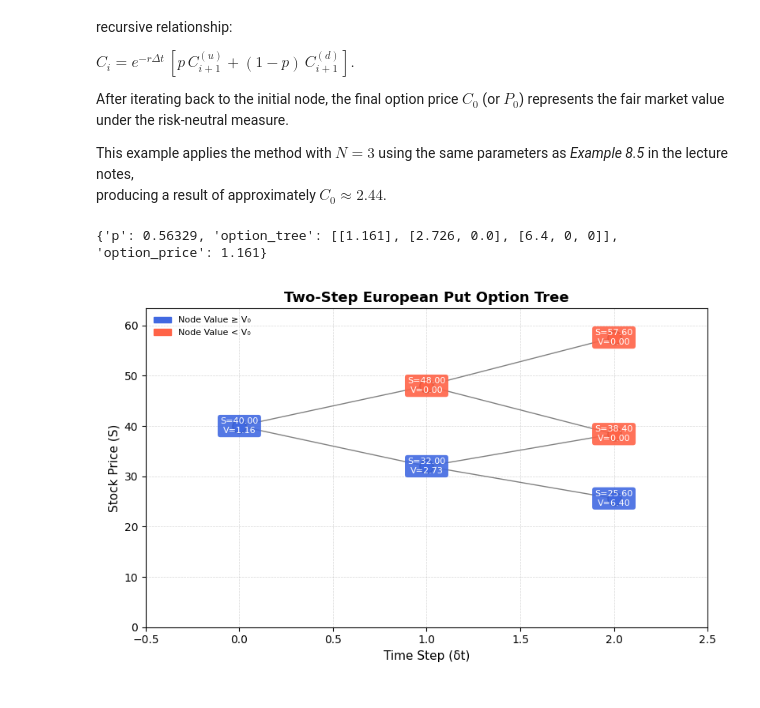
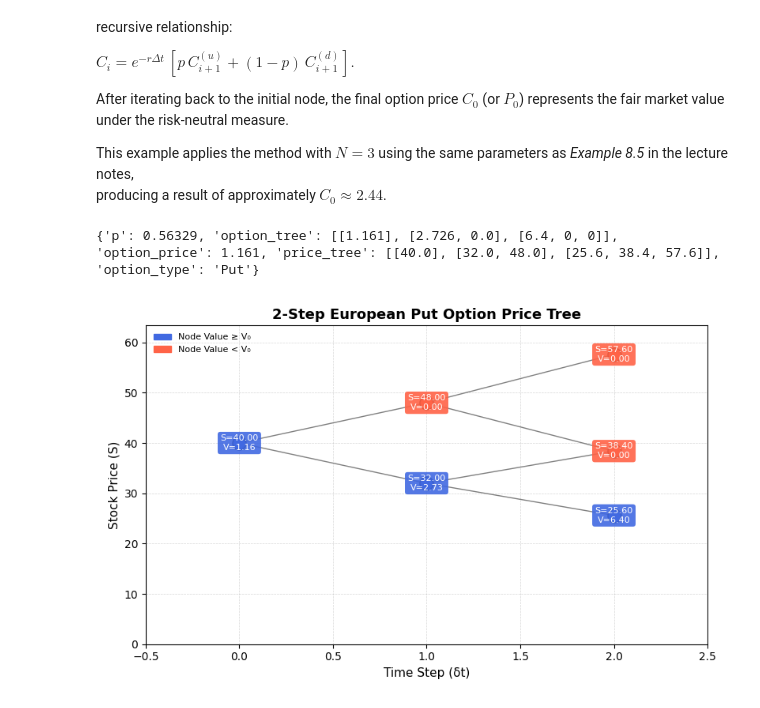
Before and after one commit to heavy-t/MMATH_Project, a Jupyter notebook: Euro Binomial Tree.ipynb, the cells around one changed output. Saved outputs shown, nothing was run; the diff lists cells and outputs as text; code cells hidden in the pictures.

```diff
--- a/Euro Binomial Tree.ipynb
+++ b/Euro Binomial Tree.ipynb
@@ -5,20 +5,20 @@ import math
 %matplotlib widget
 import matplotlib.pyplot as plt
 import matplotlib.patches as mpatches
-import numpy as np
 
-def plot_euro_binomial_option_tree(S0, u, d, result_dict, title="European Option Price Tree"):
+def plot_euro_binomial_option_tree(result_dict):
     """
     Interactive European option tree (Matplotlib).
     Colour-coded nodes show continuation value relative to initial price.
     Includes zoom/pan, axes for time and stock price starting at (0,0).
     """
+
+    price_tree = result_dict["price_tree"]
     option_tree = result_dict["option_tree"]
     N = len(option_tree) - 1
     V0 = option_tree[0][0]  # initial option value
+    title = str(N) + "-Step European " + result_dict["option_type"] + " Option Price Tree"
 
-    # --- Build stock price tree ---
-    price_tree = [[S0 * (u**j) * (d**(i - j)) for j in range(i + 1)] for i in range(N + 1)]
 
     # --- Set up interactive figure ---
     plt.ioff()
@@ -214,7 +214,7 @@ def euro_binomial_tree(S0, E, r, T, u, d, N, option_type="call"):
     prices = [S0 * (u ** j) * (d ** (N - j)) for j in range(N + 1)]
 
     # Option payoffs at maturity
-    if option_type == "call":
+    if option_type.lower() == "call":
         values = [max(price - E, 0) for price in prices]
     else:
         values = [max(E - price, 0) for price in prices]
@@ -231,10 +231,14 @@ def euro_binomial_tree(S0, E, r, T, u, d, N, option_type="call"):
         option_tree.insert(0, values)  # add current layer to front
 
     option_tree = [[round(v, 3) for v in level] for level in option_tree]
+    price_tree = [[round(S0 * (u**j) * (d**(i - j)),3) for j in range(i + 1)] for i in range(N + 1)]
+
     return {
         "p": round(p, 5),
         "option_tree": option_tree,
-        "option_price": round(option_tree[0][0], 3)
+        "option_price": round(option_tree[0][0], 3),
+        "price_tree": price_tree,
+        "option_type": option_type.capitalize()
     }
 # %%
 # Example 9.6: Two-step put option
@@ -244,11 +248,11 @@ print(result)
 
 # Expected output: {'p': 0.56329, 'Cuu': 0, 'Cud': 0, 'Cdd': 6.4, 'C0': 1.161}
 # %% [output]
-{'p': 0.56329, 'option_tree': [[1.161], [2.726, 0.0], [6.4, 0, 0]], 'option_price': 1.161}
+{'p': 0.56329, 'option_tree': [[1.161], [2.726, 0.0], [6.4, 0, 0]], 'option_price': 1.161, 'price_tree': [[40.0], [32.0, 48.0], [25.6, 38.4, 57.6]], 'option_type': 'Put'}
 # %%
 S0, E, r, T, u, d, N , option_type = 40, 32, 0.1, 0.5, 1.2, 0.8, 2 , "put"
 result = euro_binomial_tree(S0, E, r, T, u, d, N, option_type)
 
-plot_euro_binomial_option_tree(S0, u, d, result, title="Two-Step European Put Option Tree")
+plot_euro_binomial_option_tree(result)
 # %% [output]
-[figure, old version]
+[figure, new version]
```
Also changed, not shown: 1 other file.
